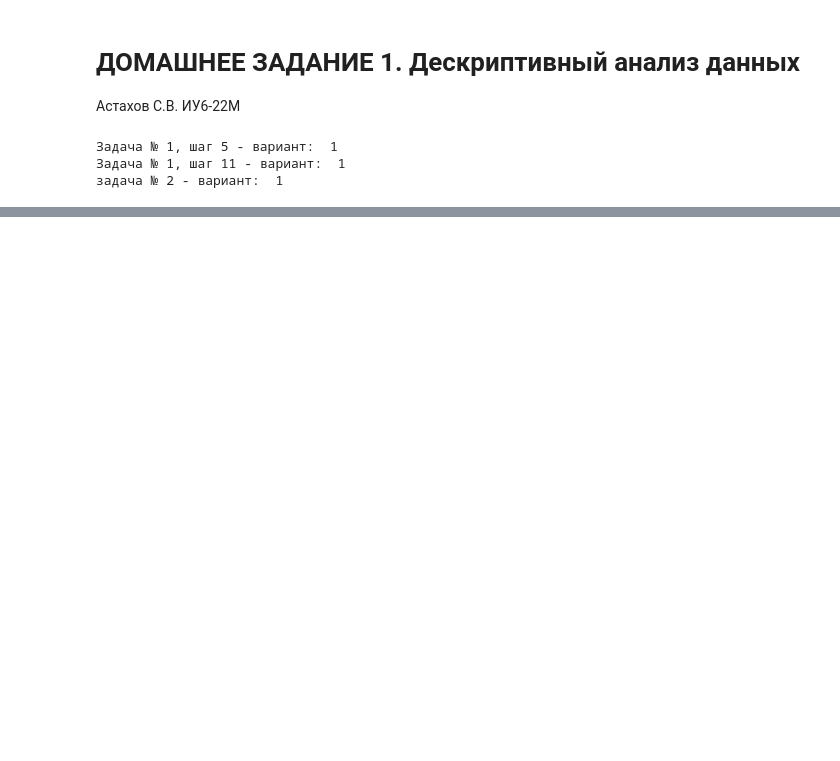
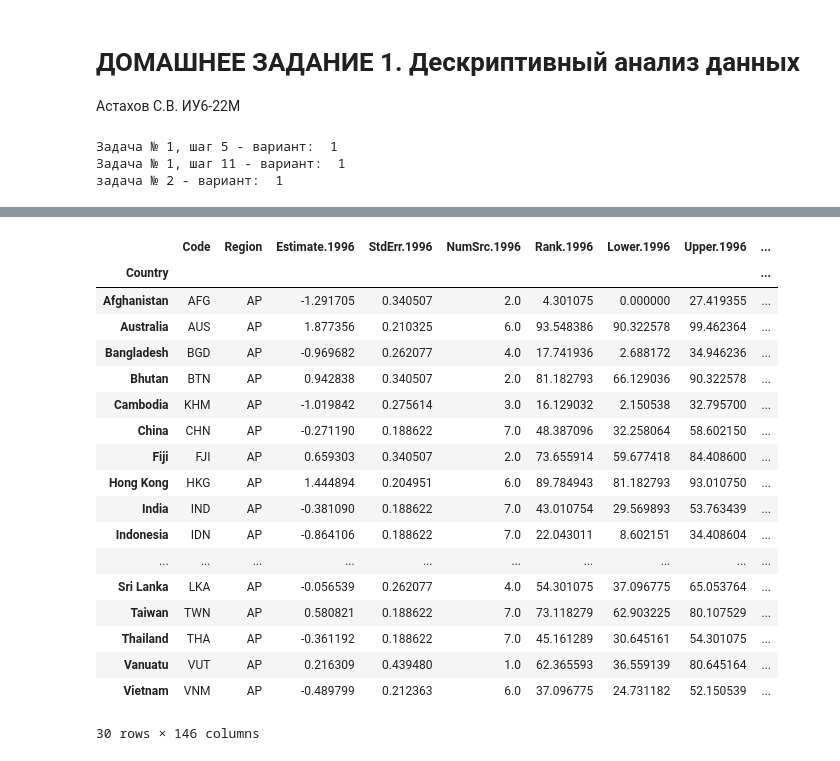
Before and after one commit to Trickster2038/BMSTU-M2-ML-METHODS, a Jupyter notebook: hw1/hw1.ipynb, the cells around one changed output, grey strips where cells are left out. Cells and saved outputs as stored; diff of their text form; code cells hidden in the pictures; blank space fills up the shorter version.

```diff
--- a/hw1/hw1.ipynb
+++ b/hw1/hw1.ipynb
@@ -26,0 +101,30 @@ import pandas as pd
+# %%
+# Join df с регионами и со странами
+merged_df = pd.merge(df_reg, df, on='Code')
+sort_for_reg = merged_df.groupby("Region")
+sort_for_reg
+#создание датафрейма по региону MENA
+df_region = sort_for_reg.get_group("AP")
+df_region = df_region.drop('Country/Territory', axis=1, inplace=False) # Дублируется столбцом "Country"
+df_region = df_region.set_index("Country") # выставление столбца Country индексом
+df_region
+# %% [output]
+|  | Code | Region | Estimate.1996 | StdErr.1996 | NumSrc.1996 | Rank.1996 | Lower.1996 | Upper.1996 | ... |
+| Country |  |  |  |  |  |  |  |  | ... |
+| Afghanistan | AFG | AP | -1.291705 | 0.340507 | 2.0 | 4.301075 | 0.000000 | 27.419355 | ... |
+| Australia | AUS | AP | 1.877356 | 0.210325 | 6.0 | 93.548386 | 90.322578 | 99.462364 | ... |
+| Bangladesh | BGD | AP | -0.969682 | 0.262077 | 4.0 | 17.741936 | 2.688172 | 34.946236 | ... |
+| Bhutan | BTN | AP | 0.942838 | 0.340507 | 2.0 | 81.182793 | 66.129036 | 90.322578 | ... |
+| Cambodia | KHM | AP | -1.019842 | 0.275614 | 3.0 | 16.129032 | 2.150538 | 32.795700 | ... |
+| China | CHN | AP | -0.271190 | 0.188622 | 7.0 | 48.387096 | 32.258064 | 58.602150 | ... |
+| Fiji | FJI | AP | 0.659303 | 0.340507 | 2.0 | 73.655914 | 59.677418 | 84.408600 | ... |
+| Hong Kong | HKG | AP | 1.444894 | 0.204951 | 6.0 | 89.784943 | 81.182793 | 93.010750 | ... |
+| India | IND | AP | -0.381090 | 0.188622 | 7.0 | 43.010754 | 29.569893 | 53.763439 | ... |
+| Indonesia | IDN | AP | -0.864106 | 0.188622 | 7.0 | 22.043011 | 8.602151 | 34.408604 | ... |
+| ... | ... | ... | ... | ... | ... | ... | ... | ... | ... |
+| Sri Lanka | LKA | AP | -0.056539 | 0.262077 | 4.0 | 54.301075 | 37.096775 | 65.053764 | ... |
+| Taiwan | TWN | AP | 0.580821 | 0.188622 | 7.0 | 73.118279 | 62.903225 | 80.107529 | ... |
+| Thailand | THA | AP | -0.361192 | 0.188622 | 7.0 | 45.161289 | 30.645161 | 54.301075 | ... |
+| Vanuatu | VUT | AP | 0.216309 | 0.439480 | 1.0 | 62.365593 | 36.559139 | 80.645164 | ... |
+| Vietnam | VNM | AP | -0.489799 | 0.212363 | 6.0 | 37.096775 | 24.731182 | 52.150539 | ... |
+30 rows × 146 columns
```
Also changed, not shown: parts of 9 cells of this notebook, 2 other files.
